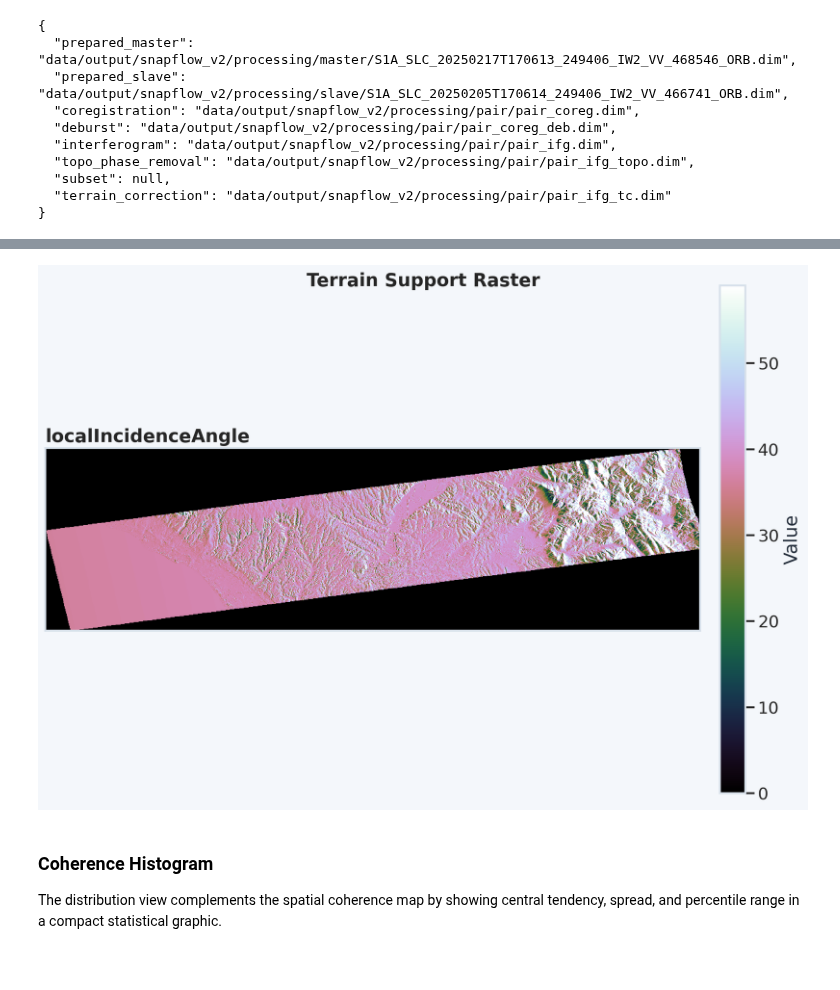
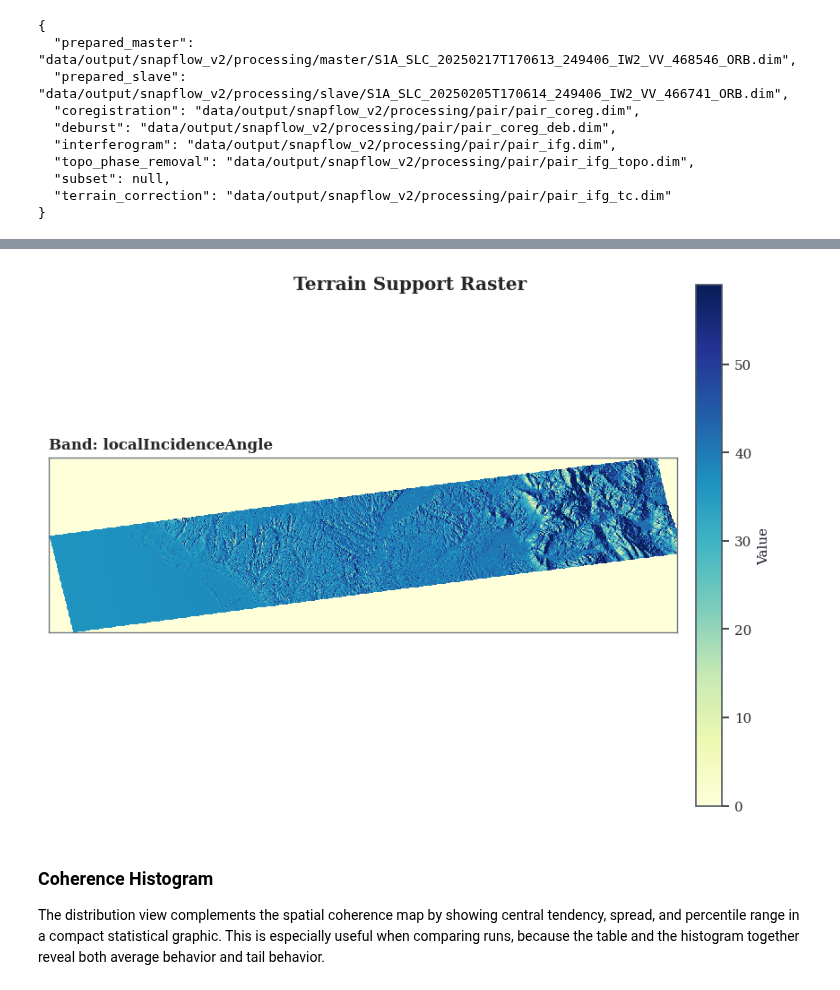
Before and after one commit to ESA-PhiLab/sarpyx, a Jupyter notebook: notebooks/snapflow_v2.ipynb, the cells around one changed output, grey strips where cells are left out. Saved outputs shown, nothing was run; the diff lists cells and outputs as text; code cells hidden in the pictures.

```diff
--- a/notebooks/snapflow_v2.ipynb
+++ b/notebooks/snapflow_v2.ipynb
@@ -717,17 +767,14 @@ Wrapped phase is shown on its own so the interferometric fringe structure can be
 # %%
-fig, ax = plt.subplots(figsize=(10.6, 6.9), dpi=220, constrained_layout=True)
-fig.set_facecolor("#f4f7fb")
-fig.suptitle("Wrapped Phase", fontsize=18, fontweight="bold", y=1.02)
+fig, ax = plt.subplots(figsize=(6.8, 4.9), constrained_layout=True)
+fig.suptitle("Wrapped Phase", fontsize=12, fontweight="semibold", y=1.01)
 
 if phase_i and phase_q:
     phase_data = wrapped_phase(phase_i, phase_q)
-    im = ax.imshow(phase_data, cmap="hsv", vmin=-np.pi, vmax=np.pi, interpolation="nearest")
-    ax.set_title(phase_product.stem, loc="left")
+    im = ax.imshow(phase_data, cmap="twilight", vmin=-np.pi, vmax=np.pi, interpolation="nearest")
+    ax.set_title(f"Product: {phase_product.stem}", loc="left", fontsize=10)
     cbar = fig.colorbar(im, ax=ax, fraction=0.046, pad=0.03)
-    cbar.set_label("Radians")
-    ax.set_xticks([])
-    ax.set_yticks([])
-    ax.grid(False)
+    cbar.set_label("Phase [rad]", fontsize=9)
+    apply_map_format(ax)
 else:
     mark_empty(ax, "Wrapped phase bands not available")
 
@@ -741,16 +788,13 @@ Coherence is separated into its own panel to make spatial quality variations eas
 # %%
-fig, ax = plt.subplots(figsize=(10.6, 6.9), dpi=220, constrained_layout=True)
-fig.set_facecolor("#f4f7fb")
-fig.suptitle("Coherence", fontsize=18, fontweight="bold", y=1.02)
+fig, ax = plt.subplots(figsize=(6.8, 4.9), constrained_layout=True)
+fig.suptitle("Coherence", fontsize=12, fontweight="semibold", y=1.01)
 
 if coherence_data is not None:
-    im = ax.imshow(coherence_data, cmap="cividis", vmin=0.0, vmax=1.0, interpolation="nearest")
-    ax.set_title(coherence_band.stem, loc="left")
+    im = ax.imshow(coherence_data, cmap="Blues", vmin=0.0, vmax=1.0, interpolation="nearest")
+    ax.set_title(f"Band: {coherence_band.stem}", loc="left", fontsize=10)
     cbar = fig.colorbar(im, ax=ax, fraction=0.046, pad=0.03)
-    cbar.set_label("Coherence")
-    ax.set_xticks([])
-    ax.set_yticks([])
-    ax.grid(False)
+    cbar.set_label("Coherence", fontsize=9)
+    apply_map_format(ax)
 else:
     mark_empty(ax, "Coherence band not available")
 
@@ -764,25 +808,22 @@ This panel highlights the auxiliary terrain-support layer used to contextualize
 # %%
-fig, ax = plt.subplots(figsize=(10.5, 7.2), dpi=220, constrained_layout=True)
-fig.set_facecolor("#f4f7fb")
-fig.suptitle("Terrain Support Raster", fontsize=18, fontweight="bold", y=1.02)
+fig, ax = plt.subplots(figsize=(6.8, 5.0), constrained_layout=True)
+fig.suptitle("Terrain Support Raster", fontsize=12, fontweight="semibold", y=1.01)
 
 if support_data is not None:
     vmin, vmax = robust_limits(support_data)
-    im = ax.imshow(support_data, cmap="cubehelix", vmin=vmin, vmax=vmax, interpolation="nearest")
-    ax.set_title(support_band.stem, loc="left")
+    im = ax.imshow(support_data, cmap="YlGnBu", vmin=vmin, vmax=vmax, interpolation="nearest")
+    ax.set_title(f"Band: {support_band.stem}", loc="left", fontsize=10)
     cbar = fig.colorbar(im, ax=ax, fraction=0.046, pad=0.03)
-    cbar.set_label("Value")
-    ax.set_xticks([])
-    ax.set_yticks([])
-    ax.grid(False)
+    cbar.set_label("Value", fontsize=9)
+    apply_map_format(ax)
 else:
     mark_empty(ax, "Terrain support raster not available")
 
 plt.show()
 # %% [output]
-[figure, old version]
+[figure, new version]
 # %% [markdown]
 ### Coherence Histogram
 
-The distribution view complements the spatial coherence map by showing central tendency, spread, and percentile range in a compact statistical graphic.
+The distribution view complements the spatial coherence map by showing central tendency, spread, and percentile range in a compact statistical graphic. This is especially useful when comparing runs, because the table and the histogram together reveal both average behavior and tail behavior.
 # %%
```
Also changed, not shown: parts of 22 cells of this notebook.
